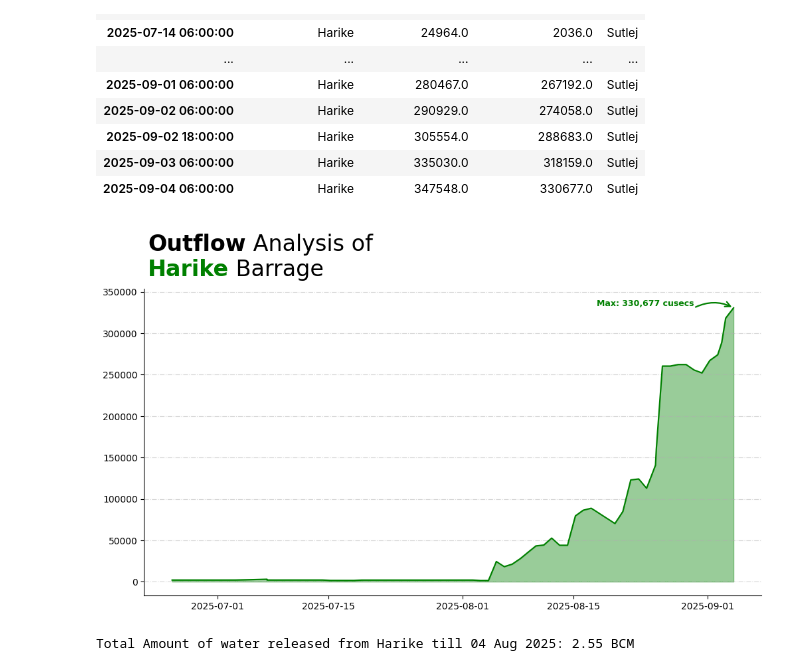
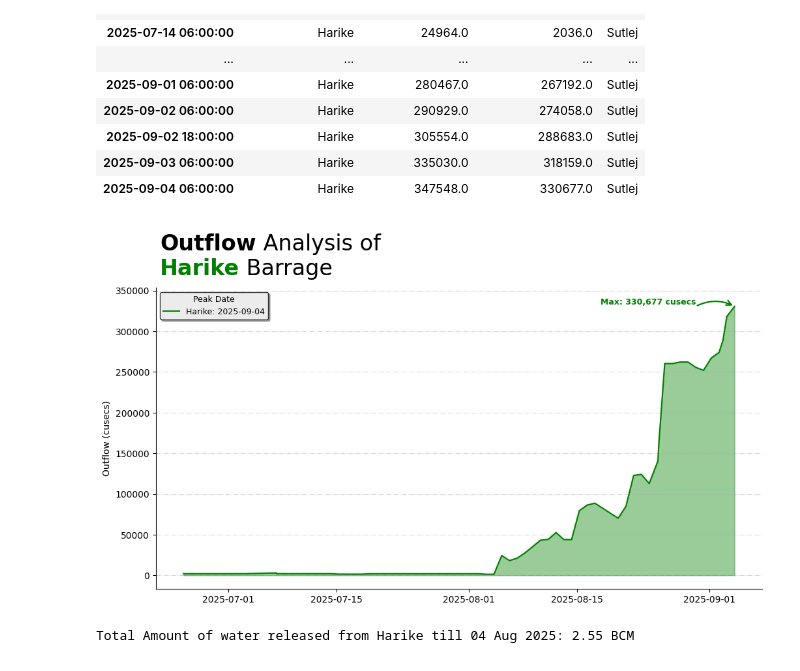
Before and after one commit to imtiazNDMA/floodRouting, a Jupyter notebook: easternSide.ipynb, the cells around one changed output. Cells and saved outputs as stored; diff of their text form; code cells hidden in the pictures.

Commit message:
fixed graphs and volumetric analysis formula

```diff
--- a/easternSide.ipynb
+++ b/easternSide.ipynb
@@ -259,36 +202,50 @@ tail_y = peak_val
 head_x = peak_idx
 head_y = peak_val
 
 
 arrow = FancyArrowPatch(
     (tail_x, tail_y), (head_x, head_y),
     connectionstyle="arc3,rad=-0.25",
     arrowstyle="->",
     mutation_scale=14,
-    color=color,
+    color="green",   # ✅ fixed
     lw=1.6,
     transform=ax.transData,
     clip_on=False
 )
 ax.add_patch(arrow)
 
 ax.text(
     tail_x, tail_y,
     f"Max: {peak_val:,.0f} cusecs",
     ha="right", va="bottom",
-    fontsize=9, fontweight="bold", color=color
+    fontsize=9, fontweight="bold", color="green"  # ✅ fixed
 )
 
+ax.legend(
+    title="Peak Date",
+    labels=[f"Harike: {peak_idx.date()}"],
+    fontsize=9,
+    title_fontsize=9,
+    loc="upper left",
+    frameon=True,
+    fancybox=True,
+    shadow=True,
+    framealpha=0.8,
+    facecolor="white",
+    edgecolor="black"
+)
 
 text = """<Outflow> Analysis of\n<Harike> Barrage
 """
 fig_text(0.13, 1.02, text, fontsize=24, ha='left', va='top', color='black', highlight_textprops=[{"fontweight": "bold"} ,{"fontweight": "bold", "color": "green"}])
 
 sns.despine()
 
+ax.set(ylabel="Outflow (cusecs)")
 fig.savefig("outFlowAnalysisOfHarike.png", dpi=600, bbox_inches='tight')
 # %% [output]
-[figure, old version]
+[figure, new version]
 # %%
 volume_in = np.trapezoid (harike["Inflow_Discharge"], dx=dt)
 volume_out = np.trapezoid (harike["Outflow_Discharge"], dx=dt)
```
Also changed, not shown: parts of 15 cells of this notebook, 5 other files.
